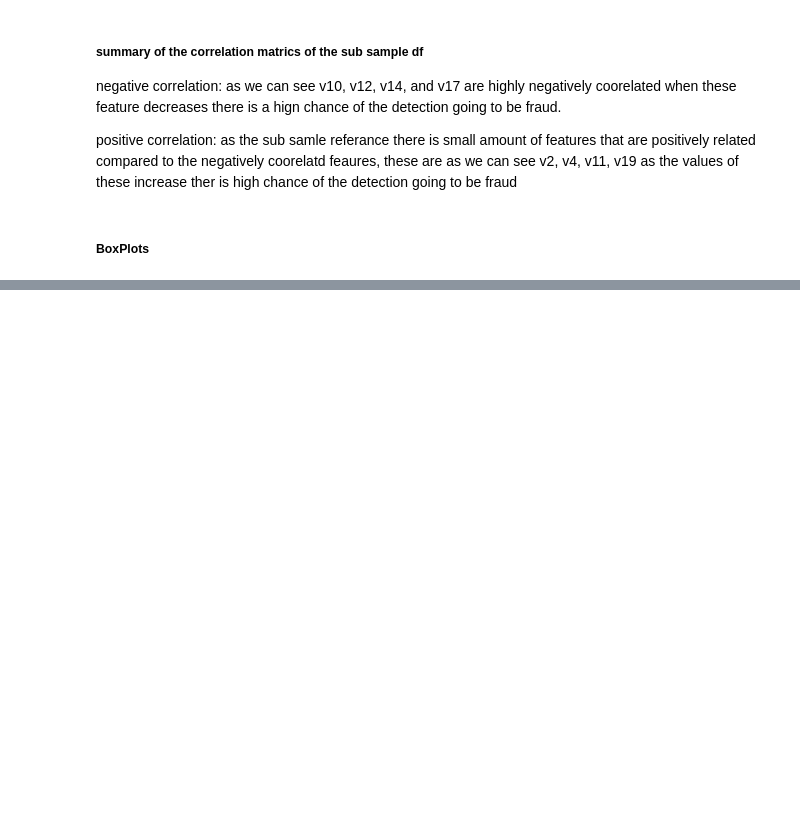
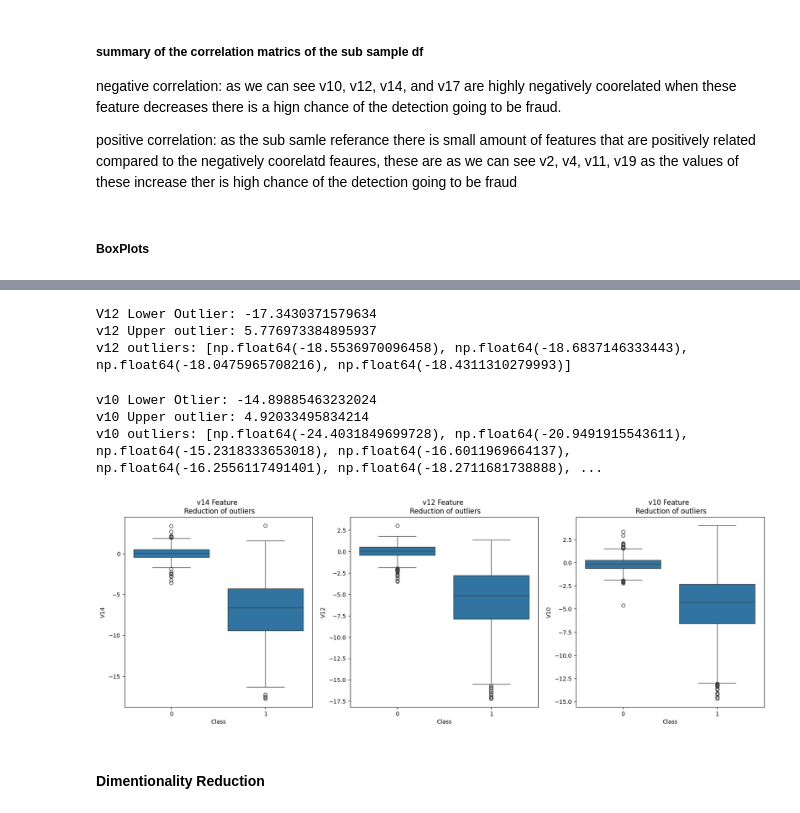
Before and after one commit to MikeTX56/ML-A-to-Z, a Jupyter notebook: projects/classification/credit_card_detection/notebook/fraud.ipynb, the cells around one changed output, grey strips where cells are left out. Cells and saved outputs as stored; diff of their text form; code cells hidden in the pictures; blank space fills up the shorter version.

```diff
--- a/projects/classification/credit_card_detection/notebook/fraud.ipynb
+++ b/projects/classification/credit_card_detection/notebook/fraud.ipynb
@@ -206,0 +298,64 @@ AttributeError: 'Axes' object has no attribute 'set_tiled'
+# %%
+# removing outliers form V12
+v12_fraud = new_df["V12"].loc[new_df["Class"] == 1].values
+q25, q75 = np.percentile(v12_fraud, 25), np.percentile(v12_fraud, 75)
+
+v12_iqr = q75 - q25
+
+v12_cutoff = v12_iqr * 1.5
+v12_lower, v12_upper = q25 - v12_cutoff, q75 + v12_cutoff
+print("V12 Lower Outlier: {}".format(v12_lower))
+print("v12 Upper outlier: {}".format(v12_upper))
+
+outliers = [x for x in v12_fraud if x < v12_lower or x > v12_upper]
+
+print("v12 outliers: {}".format(outliers))
+new_df= new_df.drop(new_df[(new_df["V12"] > v12_upper) | (new_df["V12"] < v12_lower)].index)
+# %% [output]
+V12 Lower Outlier: -17.3430371579634
+v12 Upper outlier: 5.776973384895937
+v12 outliers: [np.float64(-18.5536970096458), np.float64(-18.6837146333443), np.float64(-18.0475965708216), np.float64(-18.4311310279993)]
+# %%
+#removing outliers from v10
+
+v10_fraud = new_df["V10"].loc[new_df["Class"] == 1].values
+q25, q75 = np.percentile(v10_fraud,  25), np.percentile(v10_fraud, 75)
+
+v10_irq = q75 - q25
+
+v10_cutoff = v10_irq * 1.5
+v10_lower, v10_upper = q25 - v10_cutoff, q75 + v10_cutoff
+
+print("v10 Lower Otlier: {}".format(v10_lower))
+print("v10 Upper outlier: {}".format(v10_upper))
+
+outliers = [x for x in v10_fraud if x < v10_lower or x > v10_upper]
+
+print("v10 outliers: {}".format(outliers))
+new_df = new_df.drop(new_df[(new_df["V10"] > v10_upper) | (new_df["V10"] < v10_lower)].index)
+# %% [output]
+v10 Lower Otlier: -14.89885463232024
+v10 Upper outlier: 4.92033495834214
+v10 outliers: [np.float64(-24.4031849699728), np.float64(-20.9491915543611), np.float64(-15.2318333653018), np.float64(-16.6011969664137), np.float64(-16.2556117491401), np.float64(-18.2711681738888), ...
+# %%
+f, (ax1, ax2, ax3) = plt.subplots(1, 3, figsize = (20, 6))
+
+#feature v14
+sns.boxplot(x = "Class", y = "V14", data = new_df, ax = ax1)
+ax1.set_title("v14 Feature \n Reduction of outliers")
+
+#feature V12
+
+sns.boxplot(x = "Class", y = "V12", data = new_df, ax = ax2)
+ax2.set_title("v12 Feature \n Reduction of outliers")
+
+#eature v10
+
+sns.boxplot(x = "Class", y = "V10", data = new_df, ax = ax3)
+ax3.set_title("v10 Feature \n Reduction of outliers")
+
+plt.show()
+# %% [output]
+[figure, added]
+# %% [markdown]
+#### Dimentionality Reduction
```
Also changed, not shown: parts of 8 cells of this notebook.
